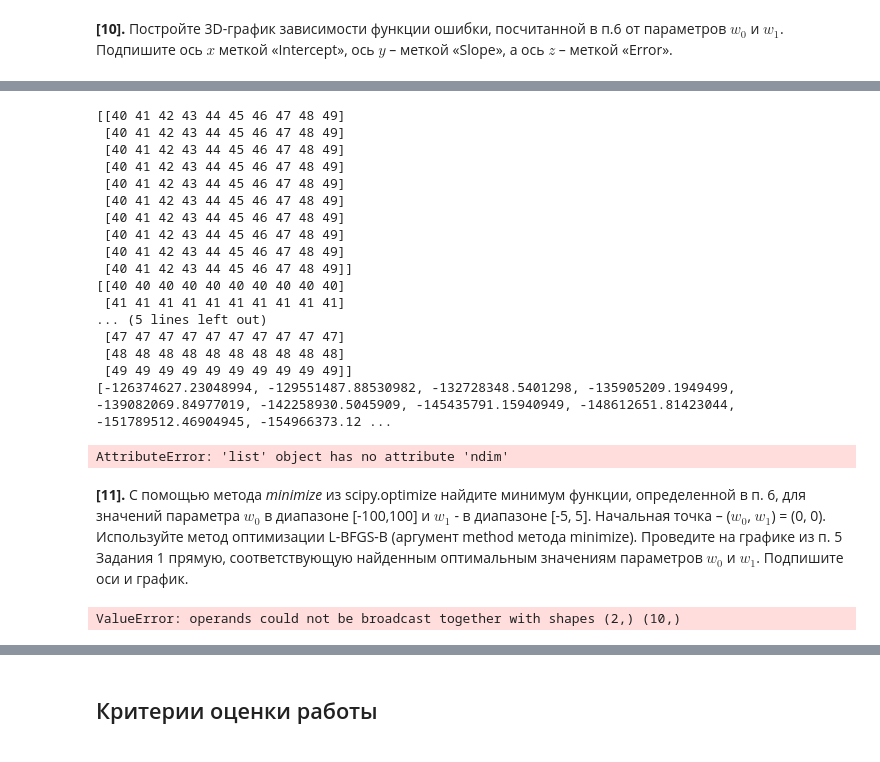
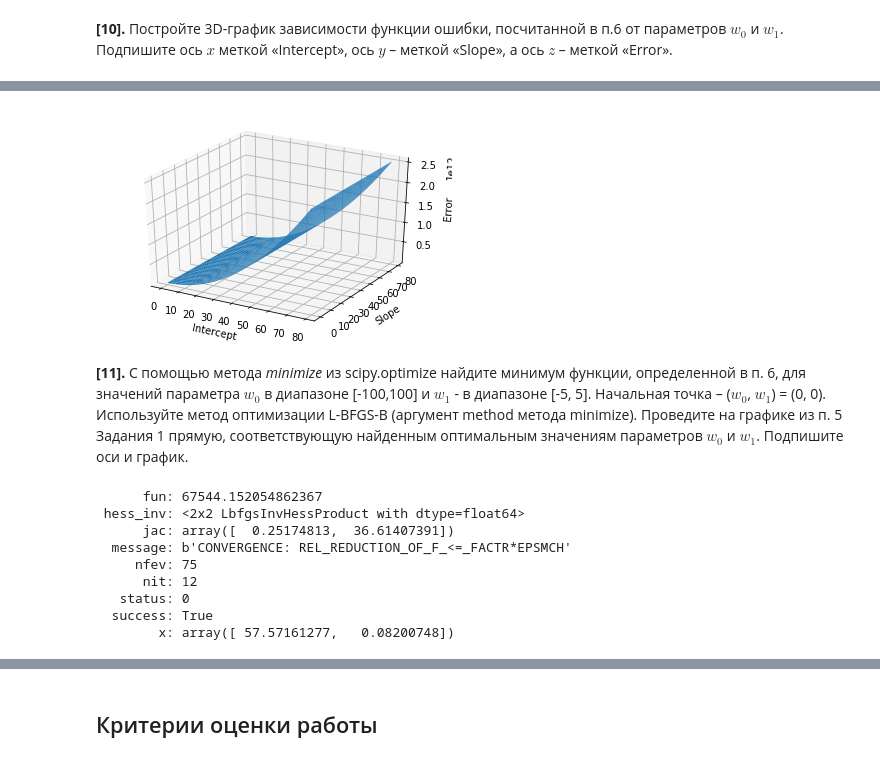
Before and after one commit to 7kia/MachineLearning, a Jupyter notebook: 1_linear_regression_task/peer_review_linreg_height_weight.ipynb, the cells around one changed output, grey strips where cells are left out. Drawn from its saved outputs; the diff is of its cells as text; code cells hidden in the pictures.

```diff
--- a/1_linear_regression_task/peer_review_linreg_height_weight.ipynb
+++ b/1_linear_regression_task/peer_review_linreg_height_weight.ipynb
@@ -240,50 +256,35 @@ ax = fig.gca(projection='3d') # get current axis
 # %%
-# Создаем массивы NumPy с координатами точек по осям X и У.
-# Используем метод meshgrid, при котором по векторам координат
-# создается матрица координат. Задаем нужную функцию Z(x, y).
 def getErrorForRange(w0Range, w1Range, data):
     listZ = []
     for w0 in w0Range:
         for w1 in w1Range:
             listZ.append(errorFunc(w0, w1, data))
     return listZ
 
-X = np.arange(40, 50, 1)
-Y = np.arange(40, 50, 1)
-Z = getErrorForRange(X, Y, data)$
+minValue = 0
+maxValue = 80
+matrixSize = maxValue-minValue
+
+fig = plt.figure()
+ax = fig.gca(projection='3d') # get current axis
+
+X = np.arange(minValue, maxValue, 1)
+Y = np.arange(minValue, maxValue, 1)
 
 X, Y = np.meshgrid(X, Y)
-print(X)
-print(Y)
-print(Z)
+Z = np.fromfunction(lambda w0, w1:errorFunc(w0+minValue, w1+minValue, data),(matrixSize, matrixSize), dtype=int);
+# Проверка данных
+#print(X)
+#print(Y)
+#print(Z)
+
+# Построение графика
+surf = ax.plot_surface(X, Y, Z)
+ax.set_xlabel('Intercept')
+ax.set_ylabel('Slope')
+ax.set_zlabel('Error')
+plt.show()
 # %% [output]
-[[40 41 42 43 44 45 46 47 48 49]
- [40 41 42 43 44 45 46 47 48 49]
- [40 41 42 43 44 45 46 47 48 49]
- [40 41 42 43 44 45 46 47 48 49]
- [40 41 42 43 44 45 46 47 48 49]
- [40 41 42 43 44 45 46 47 48 49]
- [40 41 42 43 44 45 46 47 48 49]
- [40 41 42 43 44 45 46 47 48 49]
- [40 41 42 43 44 45 46 47 48 49]
- [40 41 42 43 44 45 46 47 48 49]]
-[[40 40 40 40 40 40 40 40 40 40]
- [41 41 41 41 41 41 41 41 41 41]
-... (5 lines left out)
- [47 47 47 47 47 47 47 47 47 47]
- [48 48 48 48 48 48 48 48 48 48]
- [49 49 49 49 49 49 49 49 49 49]]
-[-126374627.23048994, -129551487.88530982, -132728348.5401298, -135905209.1949499, -139082069.84977019, -142258930.5045909, -145435791.15940949, -148612651.81423044, -151789512.46904945, -154966373.12 ...
+[figure, added]
-# %%
-
-# Наконец, используем метод *plot_surface* объекта
-# типа Axes3DSubplot. Также подписываем оси.
-surf = ax.plot_surface(X, Y, Z)
-ax.set_xlabel('Intercept')
-ax.set_ylabel('Slope')
-ax.set_zlabel('Error')
-plt.show()
-# %% [output]
-AttributeError: 'list' object has no attribute 'ndim'
 # %% [markdown]
 **[11].** С помощью метода *minimize* из scipy.optimize найдите минимум функции, определенной в п. 6, для значений параметра $w_0$ в диапазоне [-100,100] и $w_1$ - в диапазоне [-5, 5]. Начальная точка – ($w_0$, $w_1$) = (0, 0). Используйте метод оптимизации L-BFGS-B (аргумент method метода minimize). Проведите на графике из п. 5 Задания 1 прямую, соответствующую найденным оптимальным значениям параметров $w_0$ и $w_1$. Подпишите оси и график.
@@ -298,12 +301,19 @@ w1Max = 5
 startPoint = (0, 0)
 bnds = ((w0Min, w0Max), (w1Min, w1Max))
 res = minimize(
-    lambda x, params: errorFunc(x, params['w_1'], params['data']),
+    lambda x: errorFunc(x[0], x[1], data),
     startPoint,
     method='L-BFGS-B',
-    args = {'w_1':range(w1Min, w1Max), 'data':data },
     bounds = bnds
 )
-print(res.x)
+print(res)
 # %% [output]
-ValueError: operands could not be broadcast together with shapes (2,) (10,)
+      fun: 67544.152054862367
+ hess_inv: <2x2 LbfgsInvHessProduct with dtype=float64>
+      jac: array([  0.25174813,  36.61407391])
+  message: b'CONVERGENCE: REL_REDUCTION_OF_F_<=_FACTR*EPSMCH'
+     nfev: 75
+      nit: 12
+   status: 0
+  success: True
+        x: array([ 57.57161277,   0.08200748])
```
Also changed, not shown: parts of 11 cells of this notebook.
